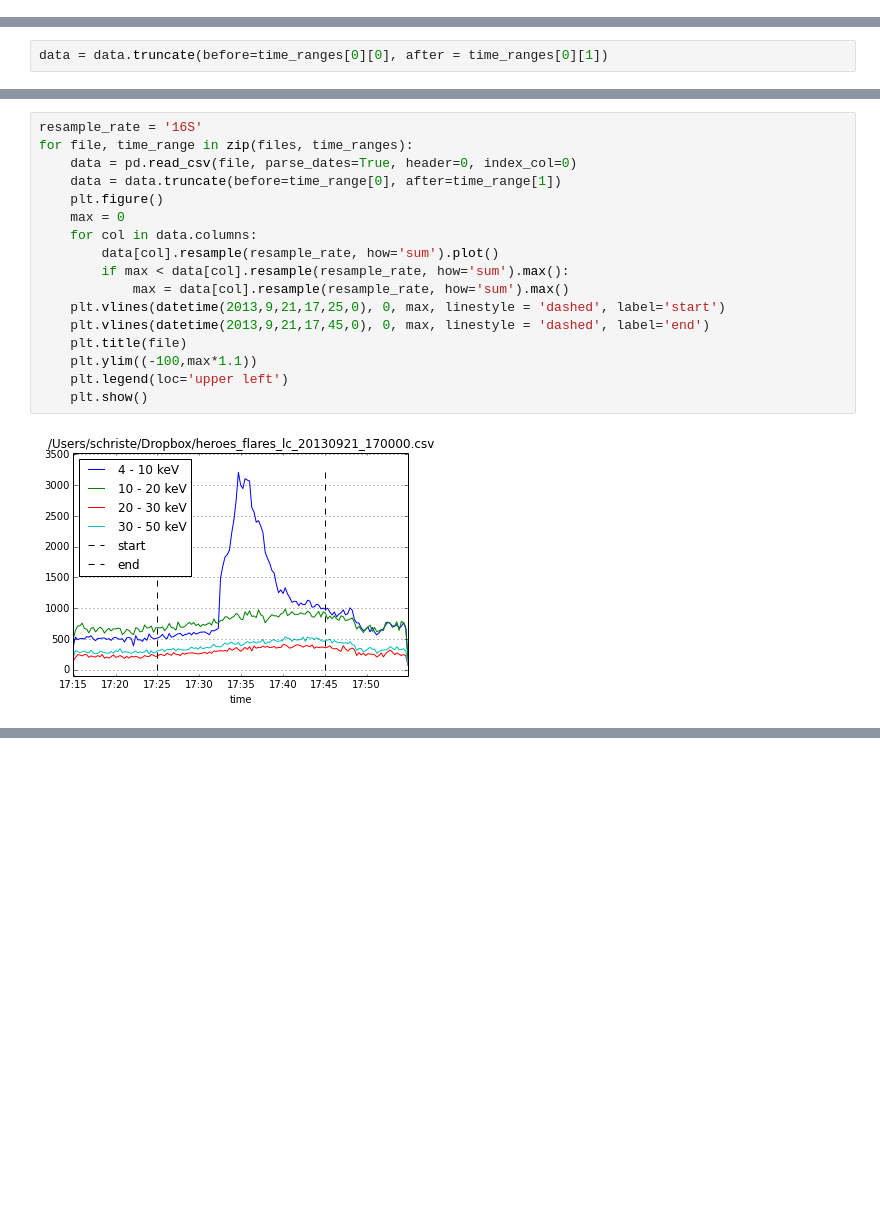
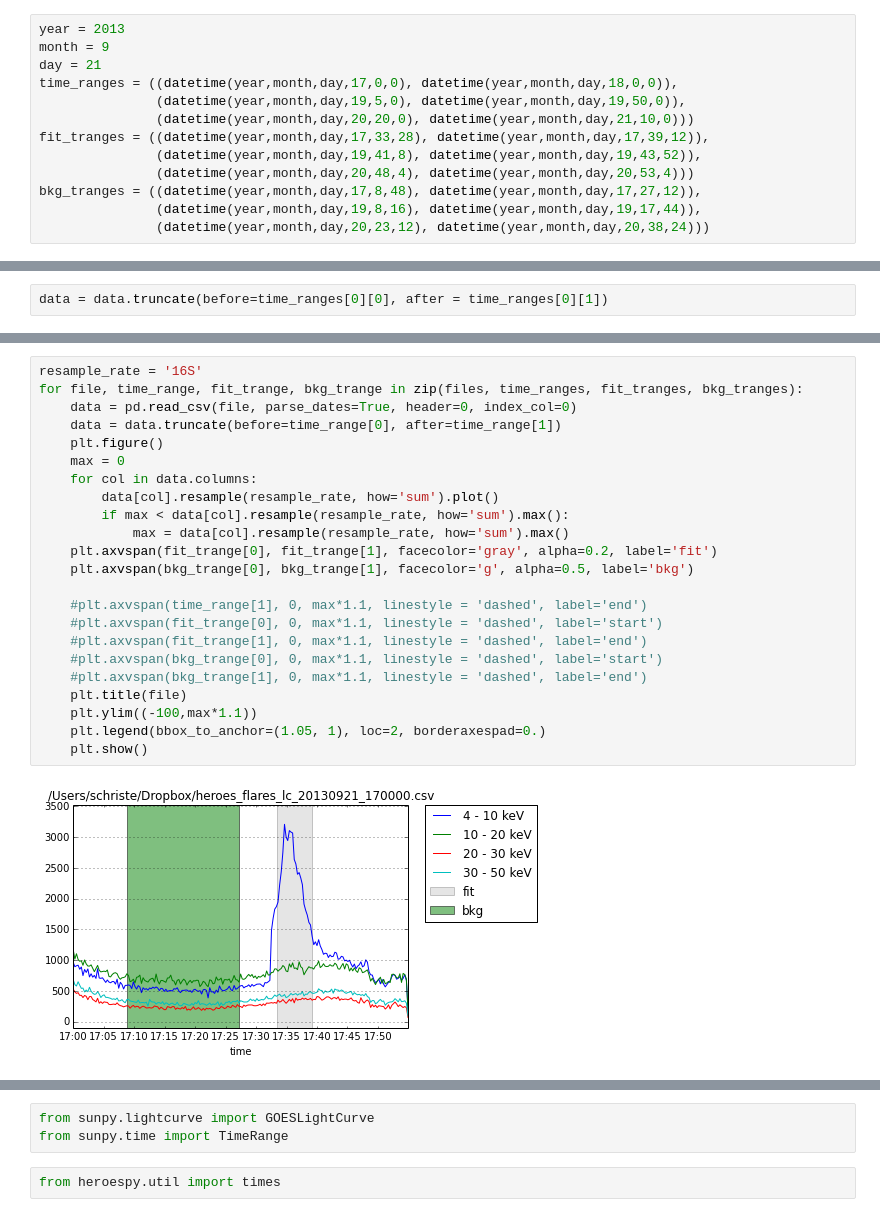
Before and after one commit to ehsteve/ipython-notebooks, a Jupyter notebook: HEROES Flares Lightcurves.ipynb, the cells around one changed output, grey strips where cells are left out. Drawn from its saved outputs; the diff is of its cells as text; blank space fills up the shorter version.

```diff
--- a/HEROES Flares Lightcurves.ipynb
+++ b/HEROES Flares Lightcurves.ipynb
@@ -22,3 +18,16 @@ time_ranges = ((datetime(2013,9,21,17,15,0), datetime(2013,9,21,18,0,0)),
+# %%
+year = 2013
+month = 9
+day = 21
+time_ranges = ((datetime(year,month,day,17,0,0), datetime(year,month,day,18,0,0)),
+               (datetime(year,month,day,19,5,0), datetime(year,month,day,19,50,0)),
+               (datetime(year,month,day,20,20,0), datetime(year,month,day,21,10,0)))
+fit_tranges = ((datetime(year,month,day,17,33,28), datetime(year,month,day,17,39,12)),
+               (datetime(year,month,day,19,41,8), datetime(year,month,day,19,43,52)),
+               (datetime(year,month,day,20,48,4), datetime(year,month,day,20,53,4)))
+bkg_tranges = ((datetime(year,month,day,17,8,48), datetime(year,month,day,17,27,12)),
+               (datetime(year,month,day,19,8,16), datetime(year,month,day,19,17,44)),
+               (datetime(year,month,day,20,23,12), datetime(year,month,day,20,38,24)))
 # %%
 data = pd.read_csv(files[0], parse_dates=True, header=0, index_col=0)
 # %%
@@ -34,19 +43,25 @@ plt.show()
 # %%
 resample_rate = '16S'
-for file, time_range in zip(files, time_ranges):
+for file, time_range, fit_trange, bkg_trange in zip(files, time_ranges, fit_tranges, bkg_tranges):
     data = pd.read_csv(file, parse_dates=True, header=0, index_col=0)
     data = data.truncate(before=time_range[0], after=time_range[1])
     plt.figure()
     max = 0
     for col in data.columns:
         data[col].resample(resample_rate, how='sum').plot()
         if max < data[col].resample(resample_rate, how='sum').max():
             max = data[col].resample(resample_rate, how='sum').max()
-    plt.vlines(datetime(2013,9,21,17,25,0), 0, max, linestyle = 'dashed', label='start')
-    plt.vlines(datetime(2013,9,21,17,45,0), 0, max, linestyle = 'dashed', label='end')
+    plt.axvspan(fit_trange[0], fit_trange[1], facecolor='gray', alpha=0.2, label='fit')
+    plt.axvspan(bkg_trange[0], bkg_trange[1], facecolor='g', alpha=0.5, label='bkg')
+
+    #plt.axvspan(time_range[1], 0, max*1.1, linestyle = 'dashed', label='end')
+    #plt.axvspan(fit_trange[0], 0, max*1.1, linestyle = 'dashed', label='start')
+    #plt.axvspan(fit_trange[1], 0, max*1.1, linestyle = 'dashed', label='end')
+    #plt.axvspan(bkg_trange[0], 0, max*1.1, linestyle = 'dashed', label='start')
+    #plt.axvspan(bkg_trange[1], 0, max*1.1, linestyle = 'dashed', label='end')
     plt.title(file)
     plt.ylim((-100,max*1.1))
-    plt.legend(loc='upper left')
+    plt.legend(bbox_to_anchor=(1.05, 1), loc=2, borderaxespad=0.)
     plt.show()
 # %% [output]
-[figure, old version]
+[figure, new version]
@@ -54,0 +70,5 @@ for file, time_range in zip(files, time_ranges):
+# %%
+from sunpy.lightcurve import GOESLightCurve
+from sunpy.time import TimeRange
+# %%
+from heroespy.util import times
```
Also changed, not shown: parts of 6 cells of this notebook, 2 other files.
